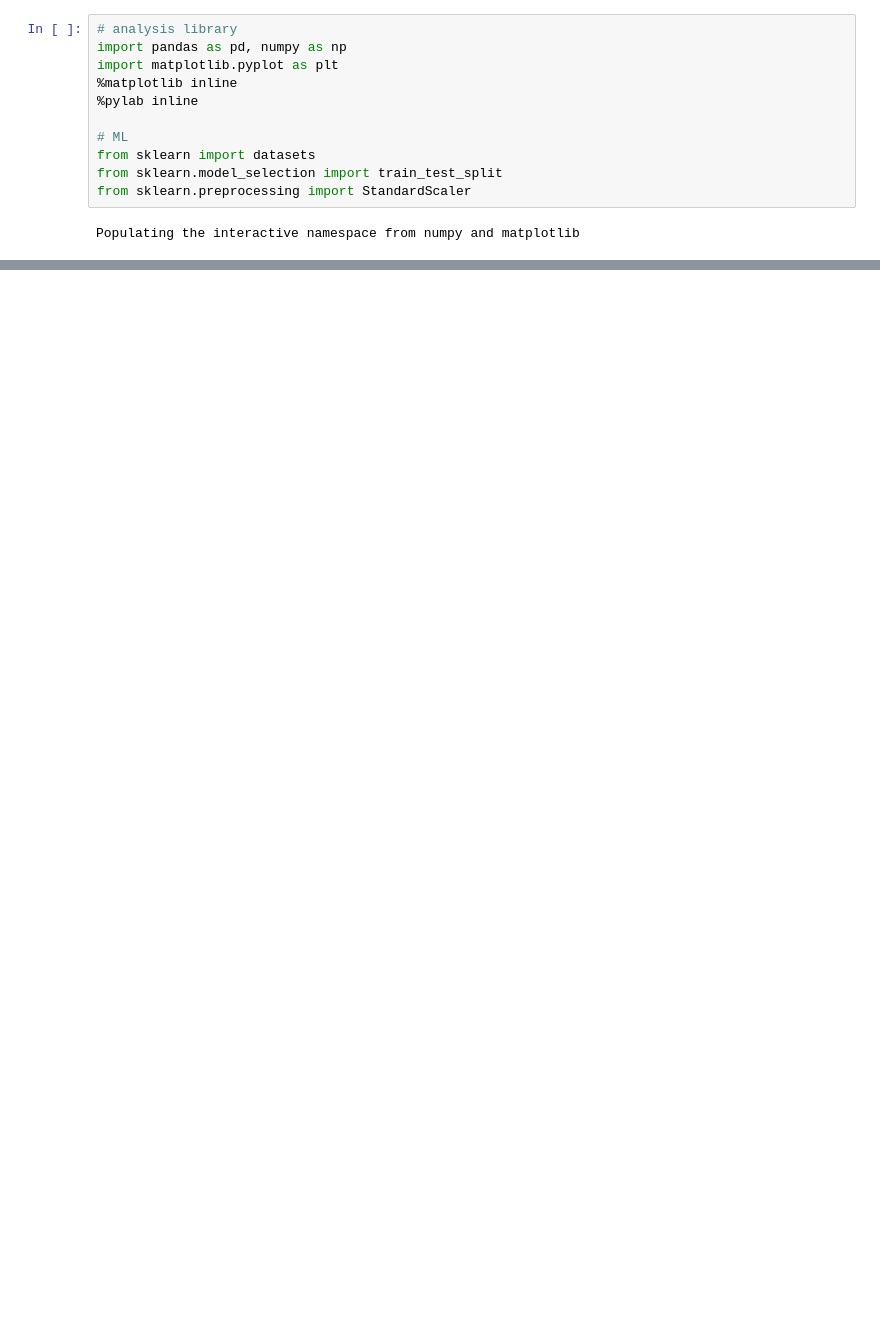
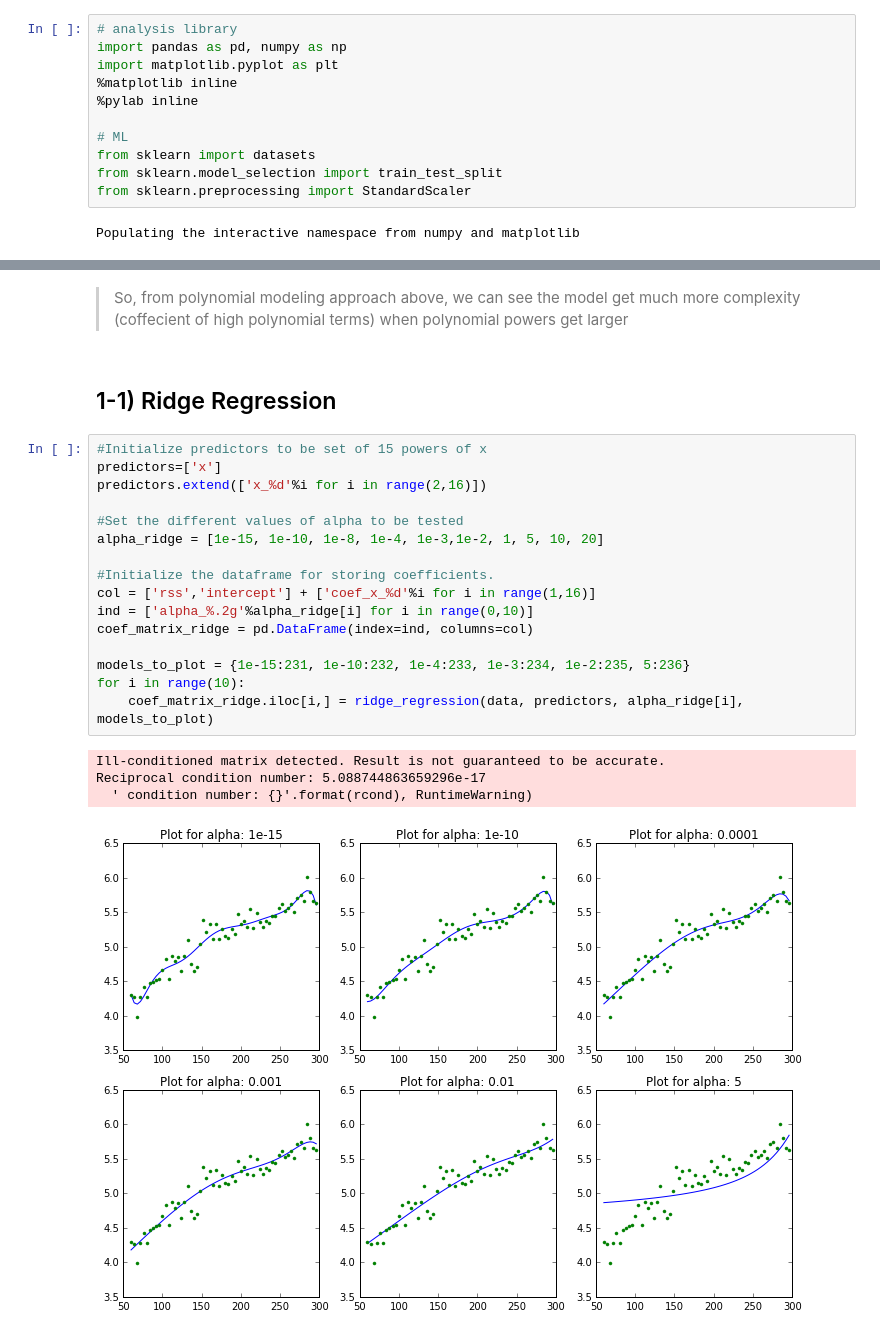
Before and after one commit to yennanliu/analysis, a Jupyter notebook: ML_/ML_Basic_L1_L2_Regularization.ipynb, the cells around one changed output, grey strips where cells are left out. Drawn from its saved outputs; the diff is of its cells as text; blank space fills up the shorter version.

```diff
--- a/ML_/ML_Basic_L1_L2_Regularization.ipynb
+++ b/ML_/ML_Basic_L1_L2_Regularization.ipynb
@@ -66,0 +205,25 @@ Populating the interactive namespace from numpy and matplotlib
+# %% [markdown]
+> So, from polynomial modeling approach above, we can see the model get much more complexity (coffecient of high polynomial terms) when polynomial powers get larger
+# %% [markdown]
+## 1-1) Ridge Regression
+# %%
+#Initialize predictors to be set of 15 powers of x
+predictors=['x']
+predictors.extend(['x_%d'%i for i in range(2,16)])
+
+#Set the different values of alpha to be tested
+alpha_ridge = [1e-15, 1e-10, 1e-8, 1e-4, 1e-3,1e-2, 1, 5, 10, 20]
+
+#Initialize the dataframe for storing coefficients.
+col = ['rss','intercept'] + ['coef_x_%d'%i for i in range(1,16)]
+ind = ['alpha_%.2g'%alpha_ridge[i] for i in range(0,10)]
+coef_matrix_ridge = pd.DataFrame(index=ind, columns=col)
+
+models_to_plot = {1e-15:231, 1e-10:232, 1e-4:233, 1e-3:234, 1e-2:235, 5:236}
+for i in range(10):
+    coef_matrix_ridge.iloc[i,] = ridge_regression(data, predictors, alpha_ridge[i], models_to_plot)
+# %% [output]
+Ill-conditioned matrix detected. Result is not guaranteed to be accurate.
+Reciprocal condition number: 5.088744863659296e-17
+  ' condition number: {}'.format(rcond), RuntimeWarning)
+[figure, added]
```
Also changed, not shown: parts of 14 cells of this notebook.
